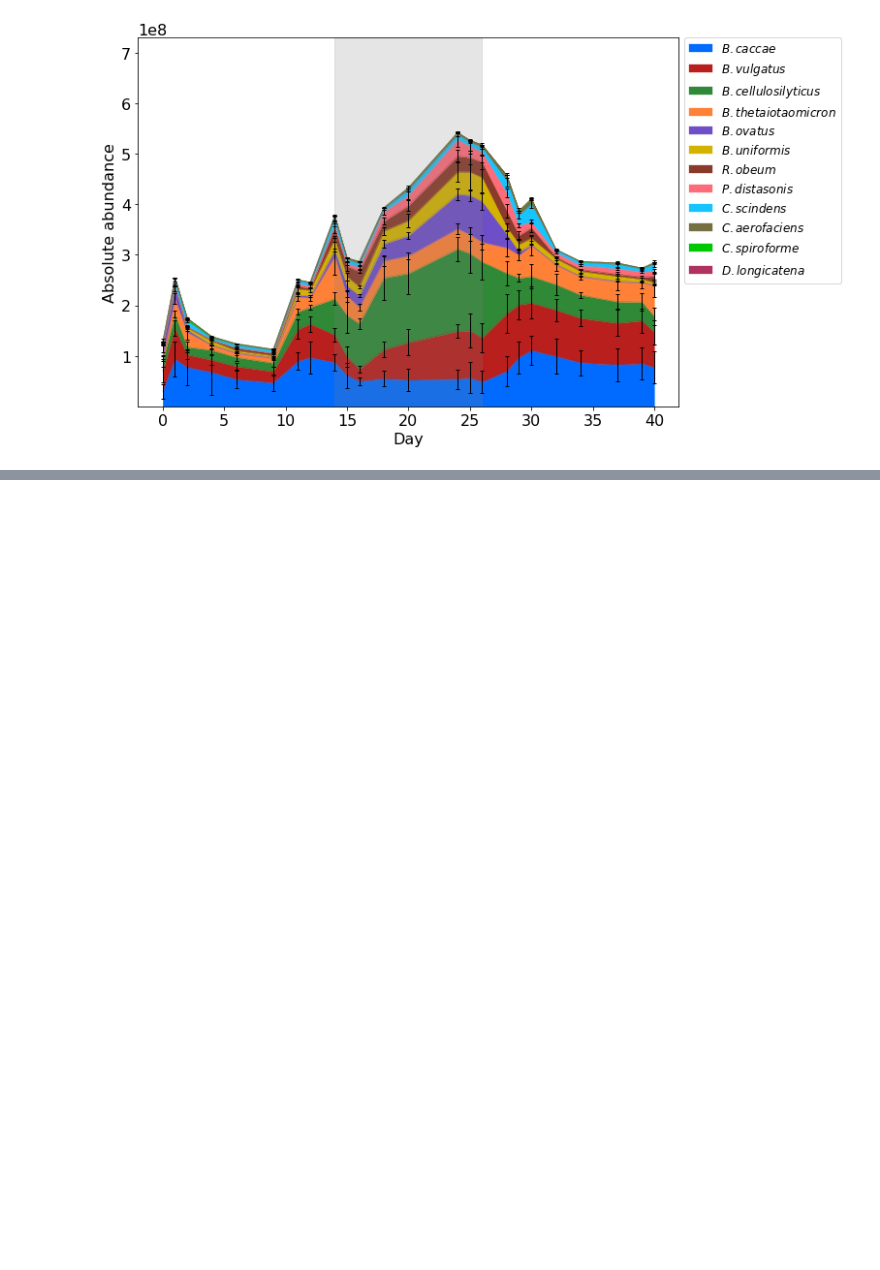
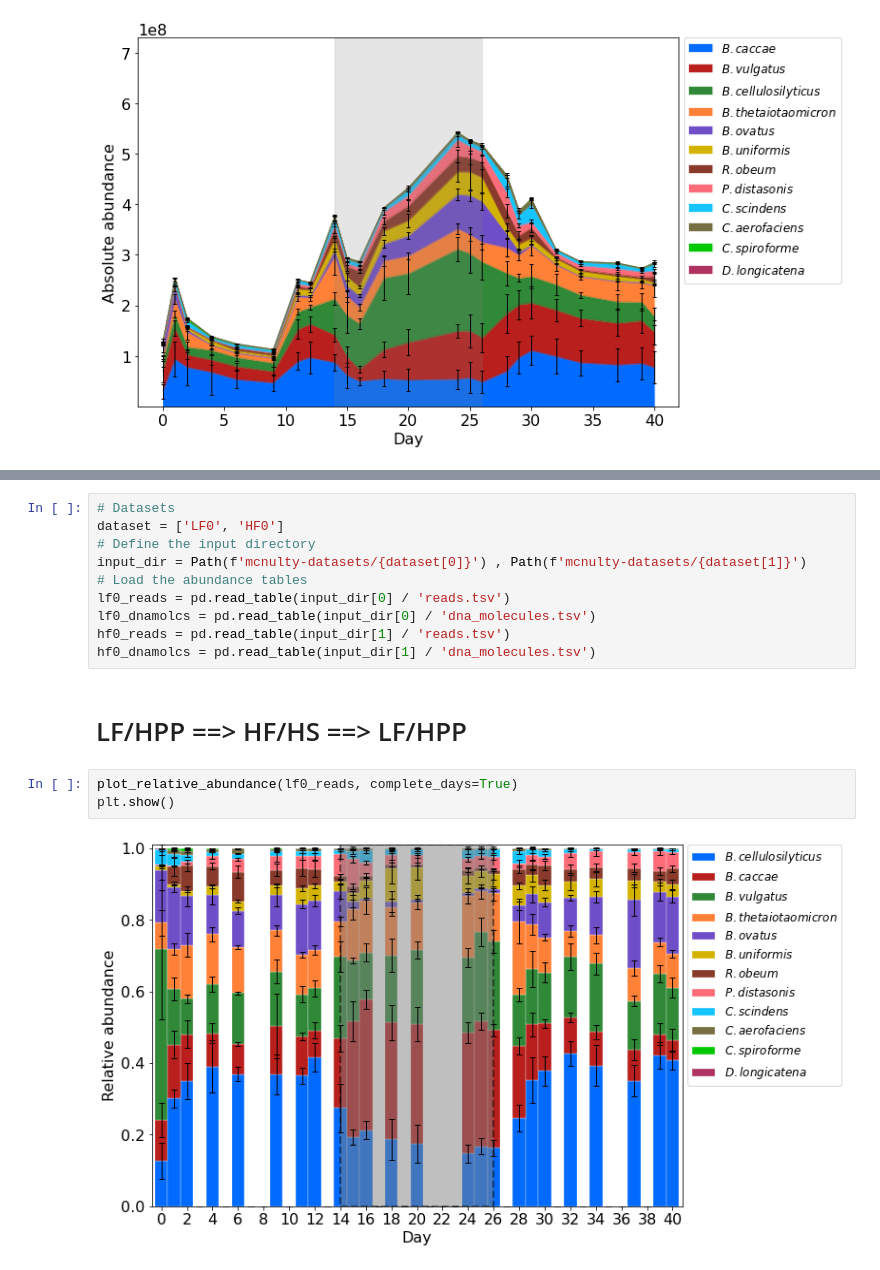
Before and after one commit to alejandrocs98/masters-thesis, a Jupyter notebook: ecological-modeling/abundance_plots.ipynb, the cells around one changed output, grey strips where cells are left out. Drawn from its saved outputs; the diff is of its cells as text; blank space fills up the shorter version.

```diff
--- a/ecological-modeling/abundance_plots.ipynb
+++ b/ecological-modeling/abundance_plots.ipynb
@@ -305,0 +390,17 @@ plt.show()
+# %%
+# Datasets
+dataset = ['LF0', 'HF0']
+# Define the input directory
+input_dir = Path(f'mcnulty-datasets/{dataset[0]}') , Path(f'mcnulty-datasets/{dataset[1]}')
+# Load the abundance tables
+lf0_reads = pd.read_table(input_dir[0] / 'reads.tsv')
+lf0_dnamolcs = pd.read_table(input_dir[0] / 'dna_molecules.tsv')
+hf0_reads = pd.read_table(input_dir[1] / 'reads.tsv')
+hf0_dnamolcs = pd.read_table(input_dir[1] / 'dna_molecules.tsv')
+# %% [markdown]
+# LF/HPP ==> HF/HS ==> LF/HPP
+# %%
+plot_relative_abundance(lf0_reads, complete_days=True)
+plt.show()
+# %% [output]
+[figure, added]
```
Also changed, not shown: parts of 15 cells of this notebook, 3 other files.
